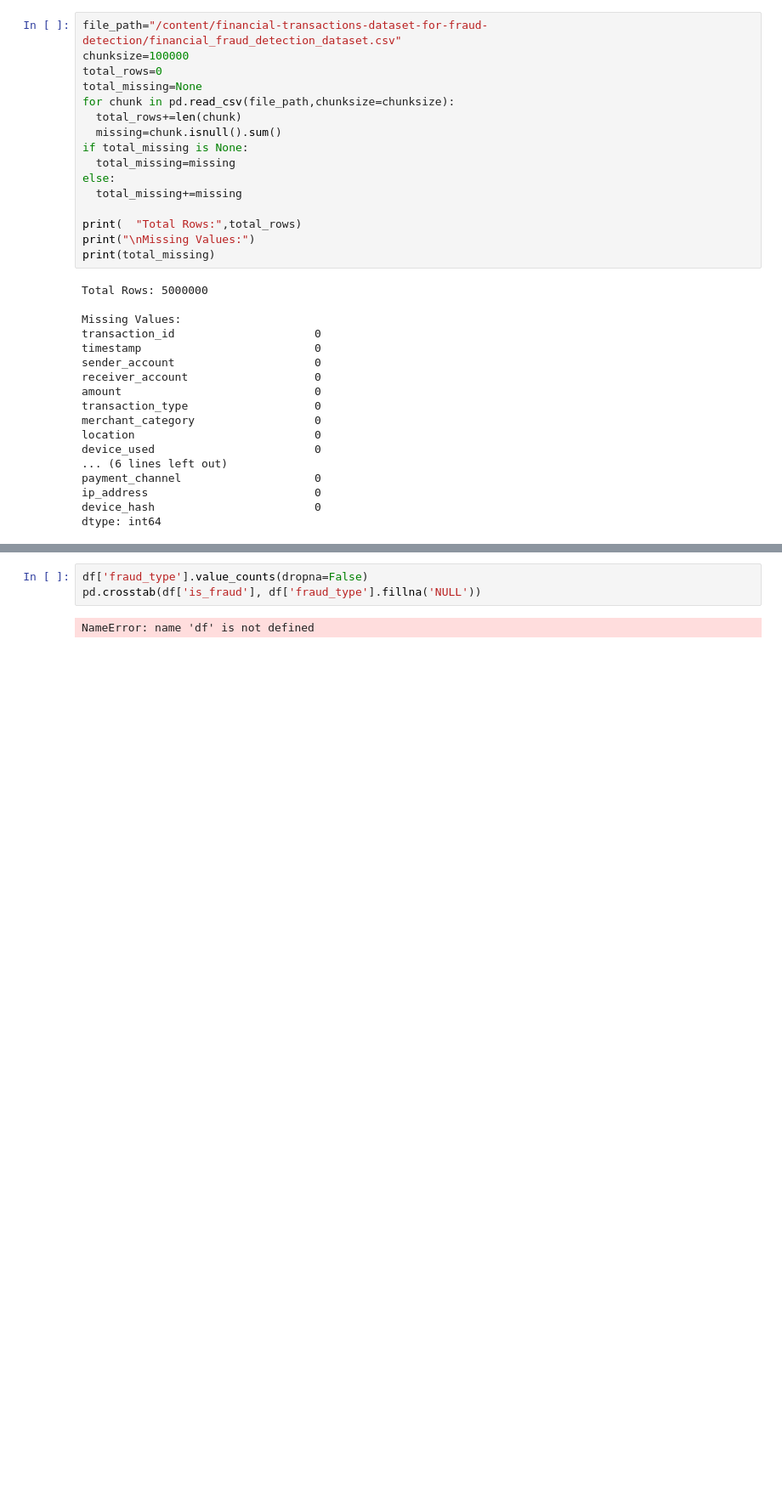
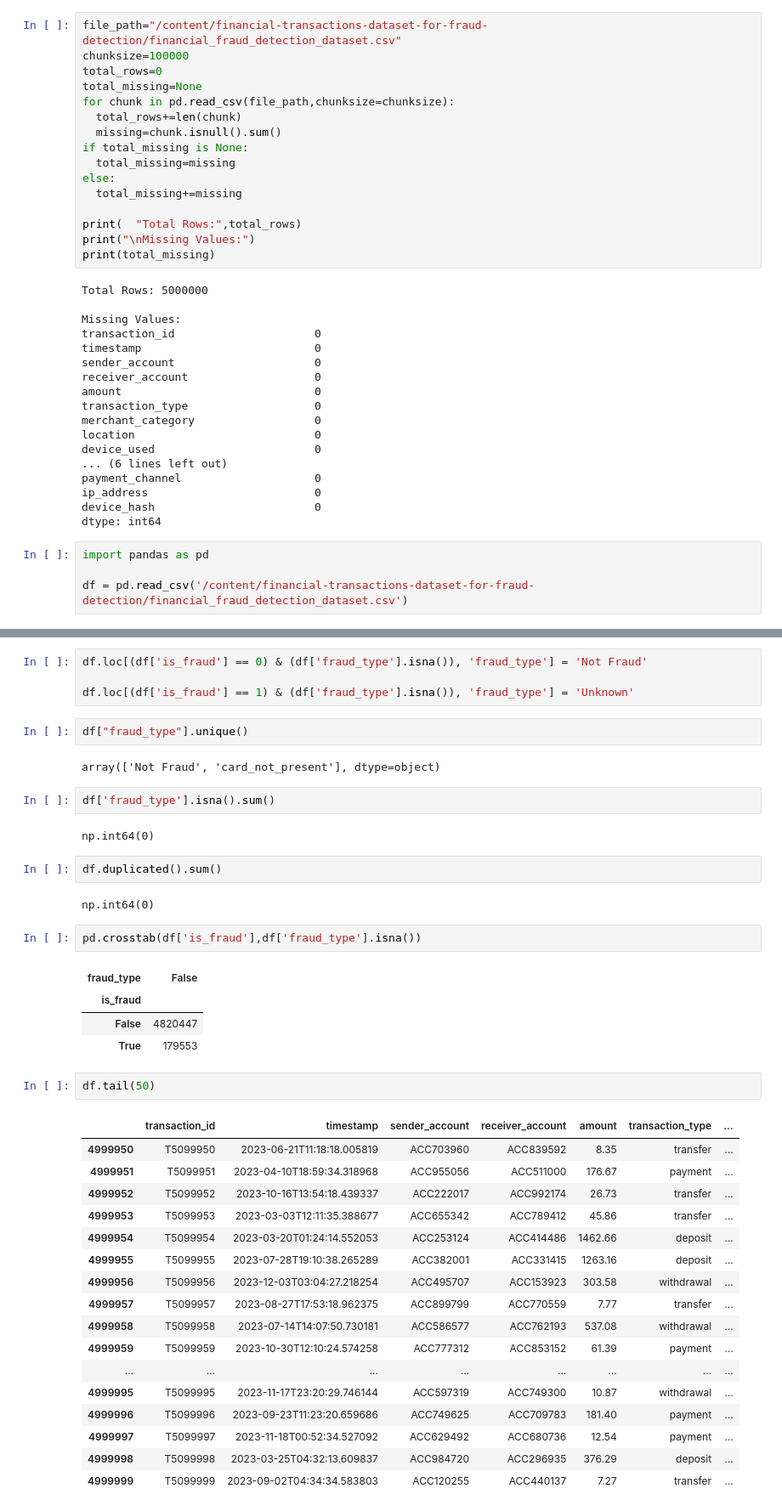
Before and after one commit to yashsati072-create/Movie-Recommendation-System, a Jupyter notebook: financial_data_fraud_detection_data.ipynb, the cells around one changed output, grey strips where cells are left out. Shown at 85% size. Drawn from its saved outputs; the diff is of its cells as text; blank space fills up the shorter version.

```diff
--- a/financial_data_fraud_detection_data.ipynb
+++ b/financial_data_fraud_detection_data.ipynb
@@ -96,3 +96,7 @@ payment_channel                    0
 ip_address                         0
 device_hash                        0
 dtype: int64
+# %%
+import pandas as pd
+
+df = pd.read_csv('/content/financial-transactions-dataset-for-fraud-detection/financial_fraud_detection_dataset.csv')
@@ -99,5 +114,43 @@ dtype: int64
+# %%
+df.loc[(df['is_fraud'] == 0) & (df['fraud_type'].isna()), 'fraud_type'] = 'Not Fraud'
+
+df.loc[(df['is_fraud'] == 1) & (df['fraud_type'].isna()), 'fraud_type'] = 'Unknown'
+# %%
+df["fraud_type"].unique()
+# %% [output]
+array(['Not Fraud', 'card_not_present'], dtype=object)
+# %%
+df['fraud_type'].isna().sum()
+# %% [output]
+np.int64(0)
+# %%
+df.duplicated().sum()
+# %% [output]
+np.int64(0)
 # %%
-df['fraud_type'].value_counts(dropna=False)
-pd.crosstab(df['is_fraud'], df['fraud_type'].fillna('NULL'))
+pd.crosstab(df['is_fraud'],df['fraud_type'].isna())
 # %% [output]
-NameError: name 'df' is not defined
+| fraud_type | False |
+| is_fraud |  |
+| False | 4820447 |
+| True | 179553 |
+# %%
+df.tail(50)
+# %% [output]
+|  | transaction_id | timestamp | sender_account | receiver_account | amount | transaction_type | ... |
+| 4999950 | T5099950 | 2023-06-21T11:18:18.005819 | ACC703960 | ACC839592 | 8.35 | transfer | ... |
+| 4999951 | T5099951 | 2023-04-10T18:59:34.318968 | ACC955056 | ACC511000 | 176.67 | payment | ... |
+| 4999952 | T5099952 | 2023-10-16T13:54:18.439337 | ACC222017 | ACC992174 | 26.73 | transfer | ... |
+| 4999953 | T5099953 | 2023-03-03T12:11:35.388677 | ACC655342 | ACC789412 | 45.86 | transfer | ... |
+| 4999954 | T5099954 | 2023-03-20T01:24:14.552053 | ACC253124 | ACC414486 | 1462.66 | deposit | ... |
+| 4999955 | T5099955 | 2023-07-28T19:10:38.265289 | ACC382001 | ACC331415 | 1263.16 | deposit | ... |
+| 4999956 | T5099956 | 2023-12-03T03:04:27.218254 | ACC495707 | ACC153923 | 303.58 | withdrawal | ... |
+| 4999957 | T5099957 | 2023-08-27T17:53:18.962375 | ACC899799 | ACC770559 | 7.77 | transfer | ... |
+| 4999958 | T5099958 | 2023-07-14T14:07:50.730181 | ACC586577 | ACC762193 | 537.08 | withdrawal | ... |
+| 4999959 | T5099959 | 2023-10-30T12:10:24.574258 | ACC777312 | ACC853152 | 61.39 | payment | ... |
+| ... | ... | ... | ... | ... | ... | ... | ... |
+| 4999995 | T5099995 | 2023-11-17T23:20:29.746144 | ACC597319 | ACC749300 | 10.87 | withdrawal | ... |
+| 4999996 | T5099996 | 2023-09-23T11:23:20.659686 | ACC749625 | ACC709783 | 181.40 | payment | ... |
+| 4999997 | T5099997 | 2023-11-18T00:52:34.527092 | ACC629492 | ACC680736 | 12.54 | payment | ... |
+| 4999998 | T5099998 | 2023-03-25T04:32:13.609837 | ACC984720 | ACC296935 | 376.29 | deposit | ... |
+| 4999999 | T5099999 | 2023-09-02T04:34:34.583803 | ACC120255 | ACC440137 | 7.27 | transfer | ... |
```
Also changed, not shown: parts of 16 cells of this notebook.
